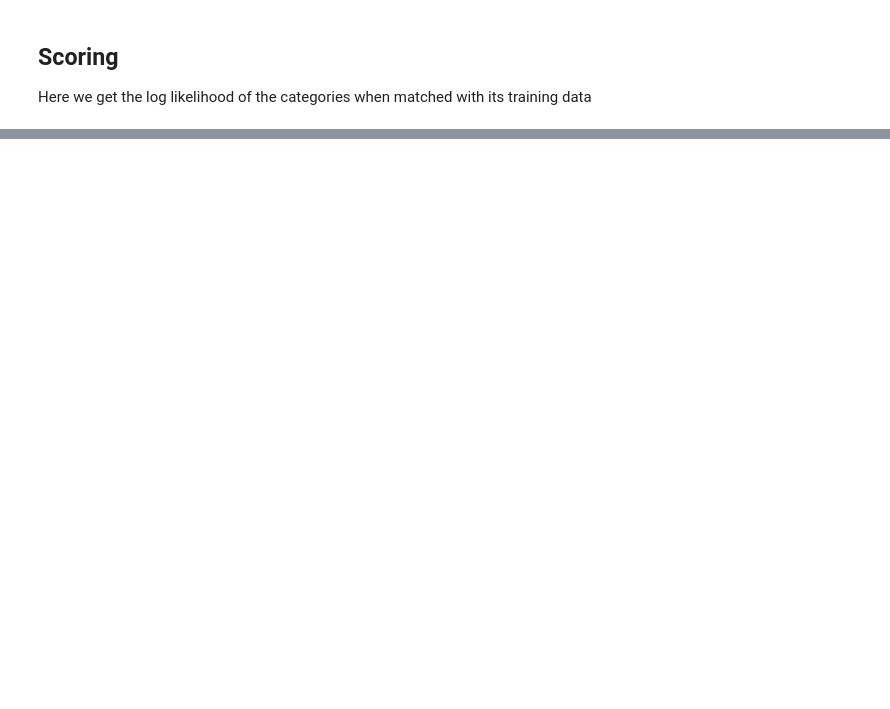
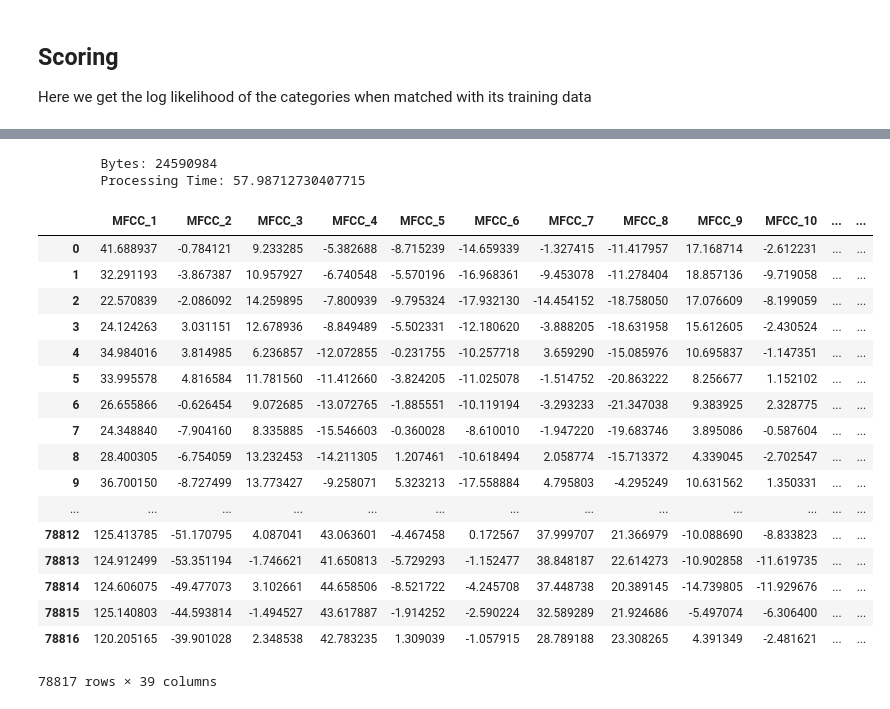
Before and after one commit to DeanPFZ/deep-audio-public, a Jupyter notebook: src/DNN.ipynb, the cells around one changed output, grey strips where cells are left out. Cells and saved outputs as stored; diff of their text form; code cells hidden in the pictures; blank space fills up the shorter version.

```diff
--- a/src/DNN.ipynb
+++ b/src/DNN.ipynb
@@ -107,0 +242,23 @@ test_file.shape[1]
+# %%
+process_fold(4)
+# %% [output]
+        Bytes: 24590984
+        Processing Time: 57.98712730407715
+|  | MFCC_1 | MFCC_2 | MFCC_3 | MFCC_4 | MFCC_5 | MFCC_6 | MFCC_7 | MFCC_8 | MFCC_9 | MFCC_10 | ... | ... |
+| 0 | 41.688937 | -0.784121 | 9.233285 | -5.382688 | -8.715239 | -14.659339 | -1.327415 | -11.417957 | 17.168714 | -2.612231 | ... | ... |
+| 1 | 32.291193 | -3.867387 | 10.957927 | -6.740548 | -5.570196 | -16.968361 | -9.453078 | -11.278404 | 18.857136 | -9.719058 | ... | ... |
+| 2 | 22.570839 | -2.086092 | 14.259895 | -7.800939 | -9.795324 | -17.932130 | -14.454152 | -18.758050 | 17.076609 | -8.199059 | ... | ... |
+| 3 | 24.124263 | 3.031151 | 12.678936 | -8.849489 | -5.502331 | -12.180620 | -3.888205 | -18.631958 | 15.612605 | -2.430524 | ... | ... |
+| 4 | 34.984016 | 3.814985 | 6.236857 | -12.072855 | -0.231755 | -10.257718 | 3.659290 | -15.085976 | 10.695837 | -1.147351 | ... | ... |
+| 5 | 33.995578 | 4.816584 | 11.781560 | -11.412660 | -3.824205 | -11.025078 | -1.514752 | -20.863222 | 8.256677 | 1.152102 | ... | ... |
+| 6 | 26.655866 | -0.626454 | 9.072685 | -13.072765 | -1.885551 | -10.119194 | -3.293233 | -21.347038 | 9.383925 | 2.328775 | ... | ... |
+| 7 | 24.348840 | -7.904160 | 8.335885 | -15.546603 | -0.360028 | -8.610010 | -1.947220 | -19.683746 | 3.895086 | -0.587604 | ... | ... |
+| 8 | 28.400305 | -6.754059 | 13.232453 | -14.211305 | 1.207461 | -10.618494 | 2.058774 | -15.713372 | 4.339045 | -2.702547 | ... | ... |
+| 9 | 36.700150 | -8.727499 | 13.773427 | -9.258071 | 5.323213 | -17.558884 | 4.795803 | -4.295249 | 10.631562 | 1.350331 | ... | ... |
+| ... | ... | ... | ... | ... | ... | ... | ... | ... | ... | ... | ... | ... |
+| 78812 | 125.413785 | -51.170795 | 4.087041 | 43.063601 | -4.467458 | 0.172567 | 37.999707 | 21.366979 | -10.088690 | -8.833823 | ... | ... |
+| 78813 | 124.912499 | -53.351194 | -1.746621 | 41.650813 | -5.729293 | -1.152477 | 38.848187 | 22.614273 | -10.902858 | -11.619735 | ... | ... |
+| 78814 | 124.606075 | -49.477073 | 3.102661 | 44.658506 | -8.521722 | -4.245708 | 37.448738 | 20.389145 | -14.739805 | -11.929676 | ... | ... |
+| 78815 | 125.140803 | -44.593814 | -1.494527 | 43.617887 | -1.914252 | -2.590224 | 32.589289 | 21.924686 | -5.497074 | -6.306400 | ... | ... |
+| 78816 | 120.205165 | -39.901028 | 2.348538 | 42.783235 | 1.309039 | -1.057915 | 28.789188 | 23.308265 | 4.391349 | -2.481621 | ... | ... |
+78817 rows × 39 columns
```
Also changed, not shown: parts of 13 cells of this notebook, 8 other files.
